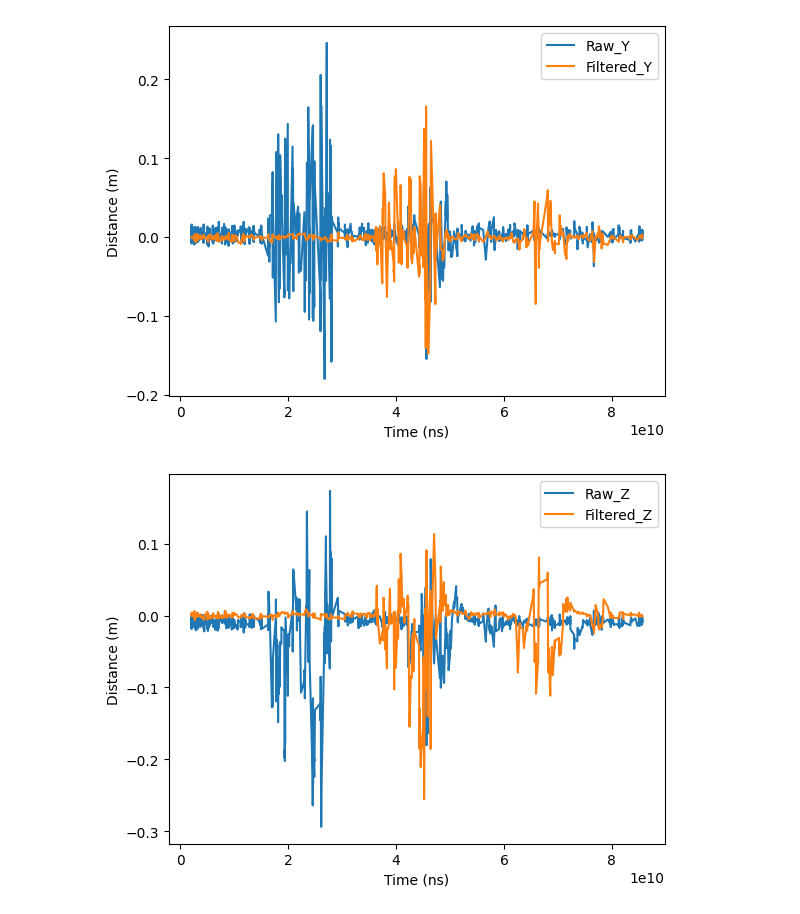
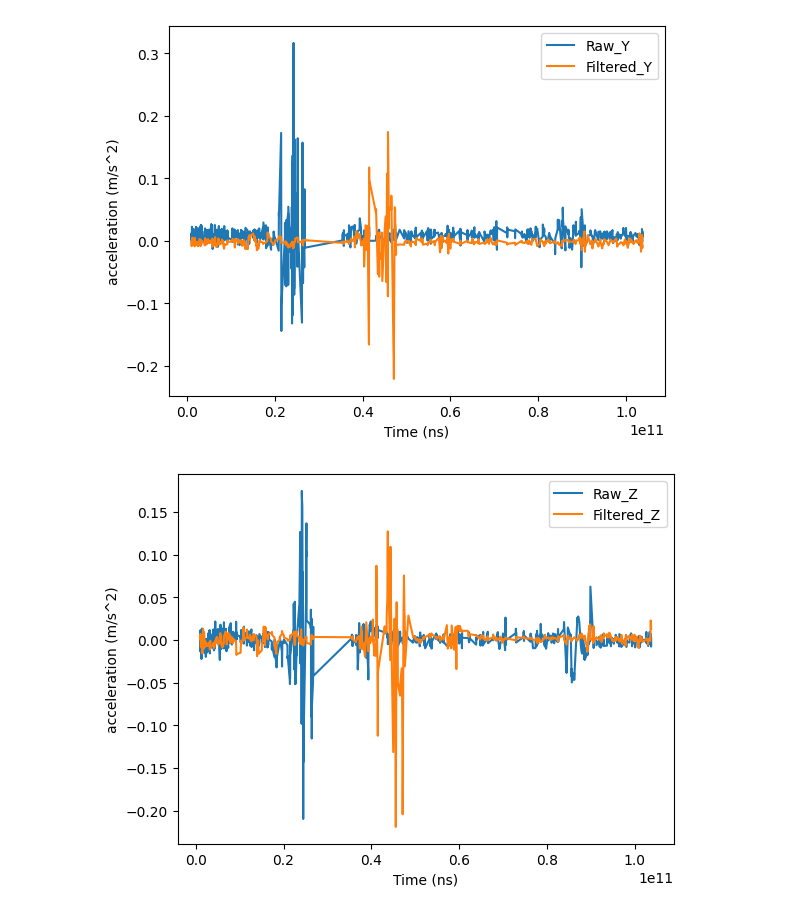
Before and after one commit to SAAB-NTU/2023_UWR, a Jupyter notebook: Analysis/kf_analysis_clean.ipynb, the cells around one changed output. Saved outputs shown, nothing was run; the diff lists cells and outputs as text; code cells hidden in the pictures.

```diff
--- a/Analysis/kf_analysis_clean.ipynb
+++ b/Analysis/kf_analysis_clean.ipynb
@@ -6,7 +6,9 @@ import numpy as np
 import os
 import cv2
 # %%
-i=5
+#Can only try 4,5 or 6 for i
+
+i=6
 files=sorted(glob("processed_data/*21*/"+str(i)+"*/*sync*csv"))
 files
 # %% [output]
@@ -76,17 +78,17 @@ plt.savefig(str(i)+"_x_bw.png")
 plt.plot(df2["Timestamp"],df2["IMU_Raw_y"]-df2["IMU_Raw_y"][0])
 plt.plot(df2["Timestamp"],df2["IMU_Linear_Acc_Y"])
 plt.legend(["Raw_Y","Filtered_Y"])
-plt.ylabel("Distance (m)")
+plt.ylabel("acceleration (m/s^2)")
 plt.xlabel("Time (ns)")
 plt.savefig(str(i)+"_y_bw.png")
 # %% [output]
-[figure, old version]
+[figure, new version]
 # %%
 plt.plot(df2["Timestamp"],df2["IMU_Raw_z"]-df2["IMU_Raw_z"][0])
 plt.plot(df2["Timestamp"],df2["IMU_Linear_Acc_Z"])
 plt.legend(["Raw_Z","Filtered_Z"])
-plt.ylabel("Distance (m)")
+plt.ylabel("acceleration (m/s^2)")
 plt.xlabel("Time (ns)")
 plt.savefig(str(i)+"_z_bw.png")
 # %% [output]
-[figure, old version]
+[figure, new version]
```
Also changed, not shown: parts of 7 cells of this notebook, 9 other files.
